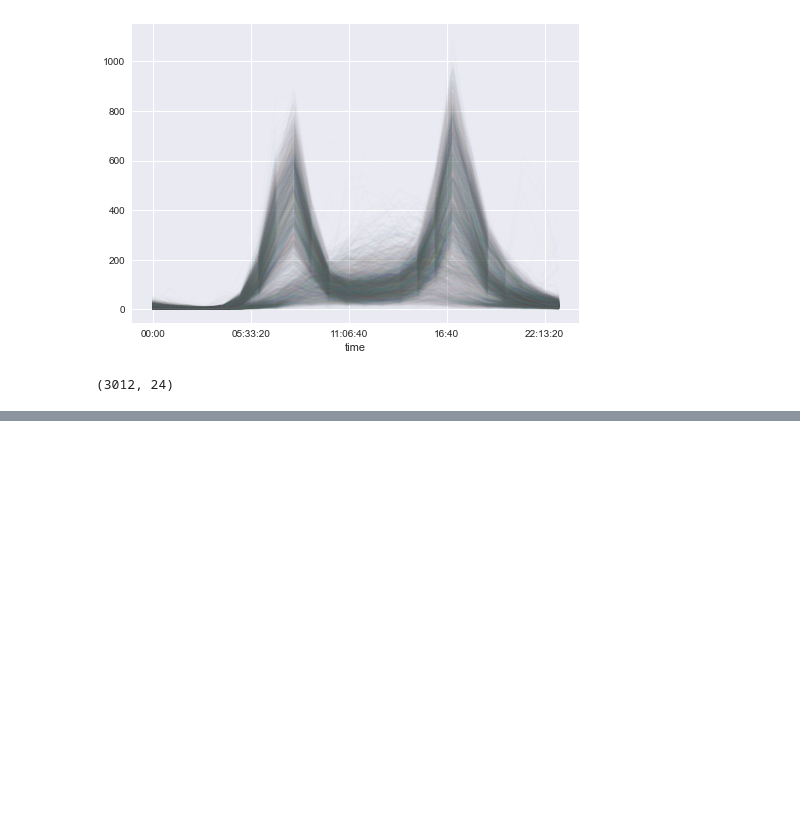
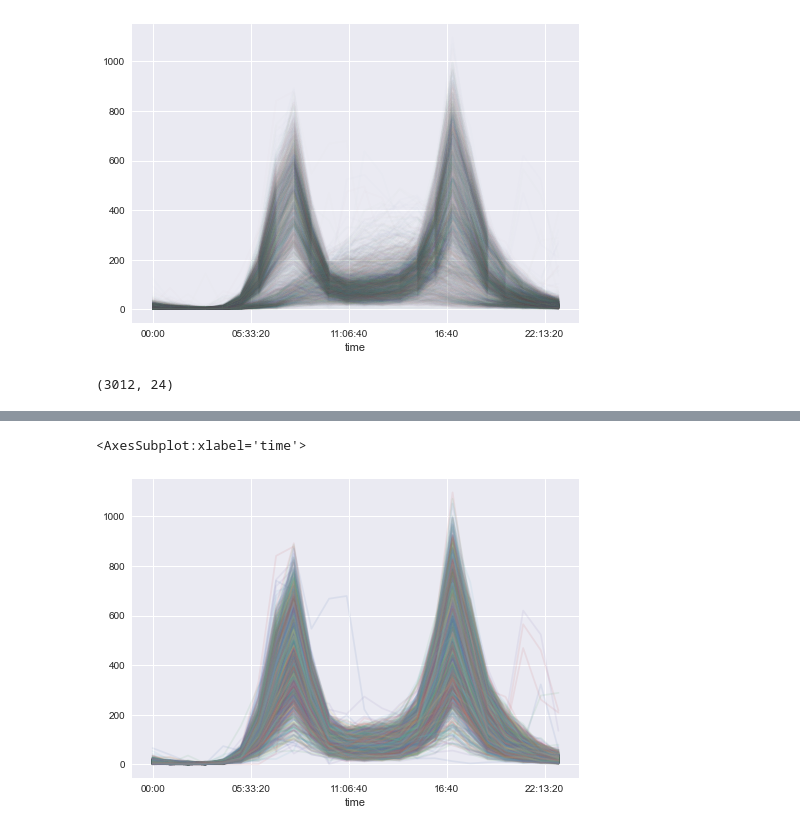
Before and after one commit to varconstantine/reference-data-science-projects, a Jupyter notebook: reproducible-data-analysis/jupyter-workflow.ipynb, the cells around one changed output, grey strips where cells are left out. Cells and saved outputs as stored; diff of their text form; code cells hidden in the pictures; blank space fills up the shorter version.

```diff
--- a/reproducible-data-analysis/jupyter-workflow.ipynb
+++ b/reproducible-data-analysis/jupyter-workflow.ipynb
@@ -81,0 +114,7 @@ X2 = PCA(2).fit_transform(X)
+# %%
+# Plotting the second cluster reveals a distinctive commuter pattern (the assumption here is that those are the weekdays)
+
+pivoted_df.T[labels == 1].T.plot(legend=False, alpha=0.1)
+# %% [output]
+<AxesSubplot:xlabel='time'>
+[figure, added]
```
Also changed, not shown: parts of 8 cells of this notebook.
